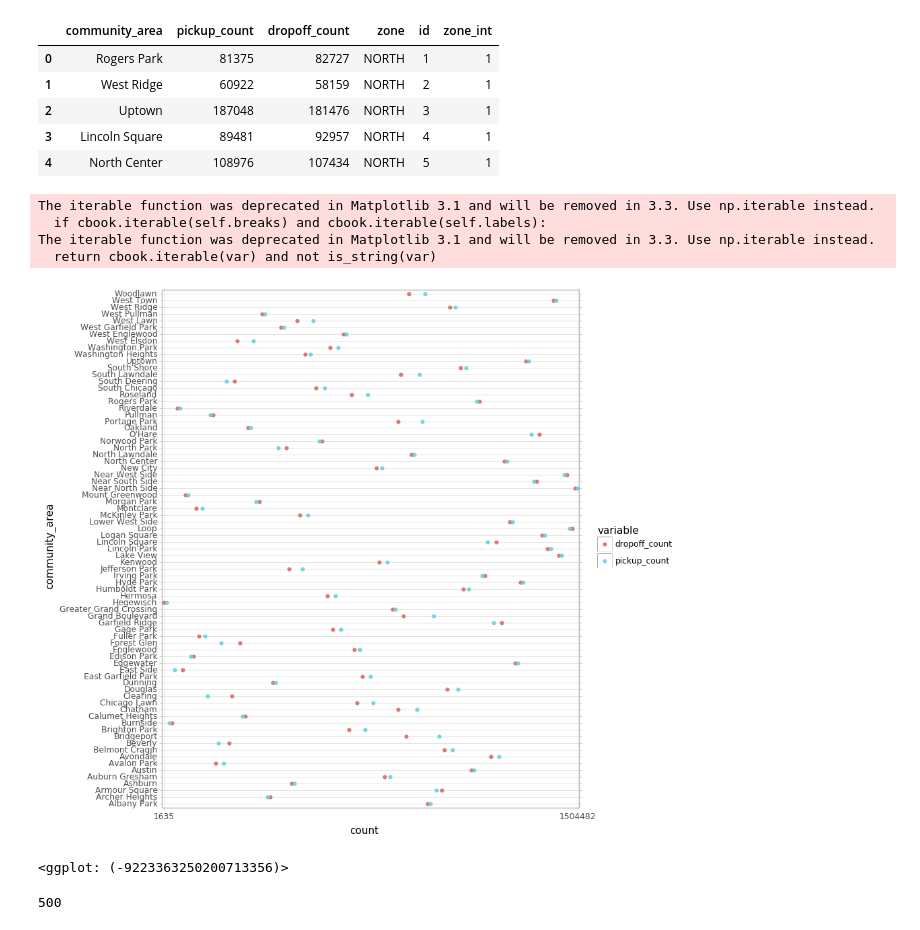
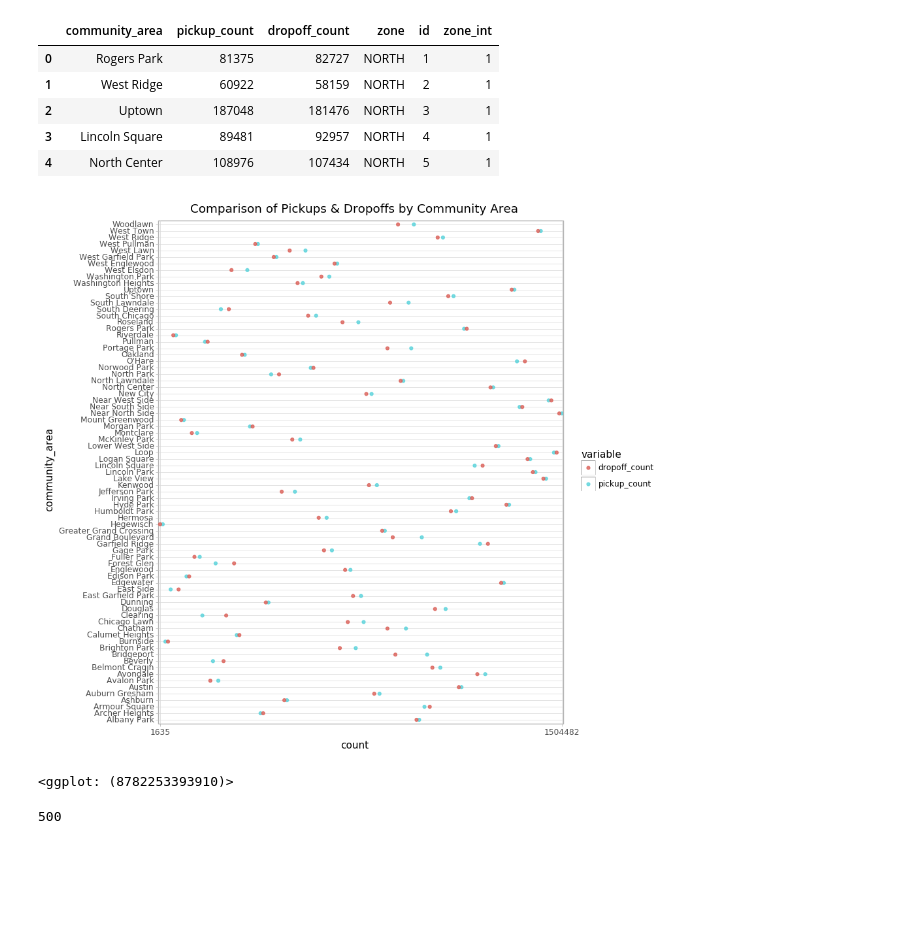
Before and after one commit to katykoenig/pagerank_urban_flow, a Jupyter notebook: tnp_pagerank.ipynb, the cells around one changed output. Drawn from its saved outputs; the diff is of its cells as text; code cells hidden in the pictures; blank space fills up the shorter version.

Commit message:
cleaned up code ready for public viewing

```diff
--- a/tnp_pagerank.ipynb
+++ b/tnp_pagerank.ipynb
@@ -112,0 +174,3 @@ def apply_zone_fn(x):
+# %%
+pickup_dropoff_count_df = make_pickup_dropoff_df(big_df)
+pickup_dropoff_count_df.head()
@@ -113,8 +184,20 @@ def apply_zone_fn(x):
+# %%
+def apply_zone_fn(x):
+  zone_dict = {'NORTH': 1, 'SOUTH': 2, 'WEST': 3, 'EAST': 4, 'CENTRAL': 5}
+  zone = x['zone']
+  return zone_dict[zone]
 # %%
-neighborhoods_by_side = pd.read_csv('https://raw.githubusercontent.com/katykoenig/machine-learning-for-public-policy/master/hw1/community-areas.csv')
+# below we add neighborhood side & corresponding zone int to our dataframe
+#(North, South, East, West, Central)
+neighborhoods_by_side = pd.read_csv('https://raw.githubusercontent.com/' + \
+                                    'katykoenig/machine-learning-for-public' + \
+                                    '-policy/master/hw1/community-areas.csv')
 neighborhoods_by_side = neighborhoods_by_side[['zone', 'id']]
-count_w_sides = pickup_dropoff_count_df.merge(neighborhoods_by_side, left_on='community_area', right_on='id')
-count_w_sides['zone_int'] = count_w_sides.apply(lambda x: apply_zone_fn(x), axis=1)
+count_w_sides = pickup_dropoff_count_df.merge(neighborhoods_by_side,
+                                              left_on='community_area',
+                                              right_on='id')
+count_w_sides['zone_int'] = count_w_sides.apply(lambda x: apply_zone_fn(x),
+                                                axis=1)
 count_w_sides.head()
 # %% [output]
 |  | community_area | pickup_count | dropoff_count | zone | id | zone_int |
@@ -124,10 +207,14 @@ count_w_sides.head()
 | 3 | 4.0 | 89481 | 92957 | NORTH | 4 | 1 |
 | 4 | 5.0 | 108976 | 107434 | NORTH | 5 | 1 |
 # %%
-comm_areas = pd.read_csv('/content/drive/My Drive/Math ML project/chicago-community-areas.csv', index_col=0).T['name']
+# Add community area name
+comm_areas = pd.read_csv('/content/drive/My Drive/Math ML project/' + \
+                         'chicago-community-areas.csv', index_col=0).T['name']
 comm_names_dict = comm_areas.to_dict()
-count_w_sides['community_area'] = count_w_sides['community_area'].astype(int).astype(str)
-count_w_comm_names = count_w_sides.set_index('community_area').T.rename(columns=comm_areas).T.reset_index()
+count_w_sides['community_area'] = count_w_sides['community_area'].astype(int). \
+                                                                  astype(str)
+count_w_comm_names = count_w_sides.set_index('community_area').T. \
+                                   rename(columns=comm_areas).T.reset_index()
 count_w_comm_names.head()
 # %% [output]
 |  | community_area | pickup_count | dropoff_count | zone | id | zone_int |
@@ -145,14 +226,16 @@ x_scale = np.linspace(melted_comm_names['count'].min(), melted_comm_names['count
 # %%
+melted_comm_names = pd.melt(count_w_comm_names, id_vars=['community_area', 'id',
+                                                         'zone_int', 'zone'])
+melted_comm_names.rename(columns={'value': 'count'}, inplace=True)
+x_scale = np.linspace(melted_comm_names['count'].min(),
+                      melted_comm_names['count'].max(), 50000)
 p9.ggplot(melted_comm_names, p9.aes('count', 'community_area')) + \
-p9.geom_point(p9.aes(color='variable'), alpha=0.8) + p9.theme_light() + \
-p9.theme(figure_size=(8, 10)) + p9.scale_x_discrete(breaks=x_scale)
+  p9.geom_point(p9.aes(color='variable'), alpha=0.8) + p9.theme_light() + \
+  p9.theme(figure_size=(8, 10)) + p9.scale_x_discrete(breaks=x_scale) + \
+  p9.ggtitle("Comparison of Pickups & Dropoffs by Community Area")
 # %% [output]
+[figure, new version]
-The iterable function was deprecated in Matplotlib 3.1 and will be removed in 3.3. Use np.iterable instead.
-  if cbook.iterable(self.breaks) and cbook.iterable(self.labels):
-The iterable function was deprecated in Matplotlib 3.1 and will be removed in 3.3. Use np.iterable instead.
-  return cbook.iterable(var) and not is_string(var)
+<ggplot: (8782253393910)>
-[figure, old version]
-<ggplot: (-9223363250200713356)>
 # %%
 fig, ax = plt.subplots(figsize=(12, 12))
 plt.scatter(count_w_comm_names['pickup_count'],
```
Also changed, not shown: parts of 50 cells of this notebook.
